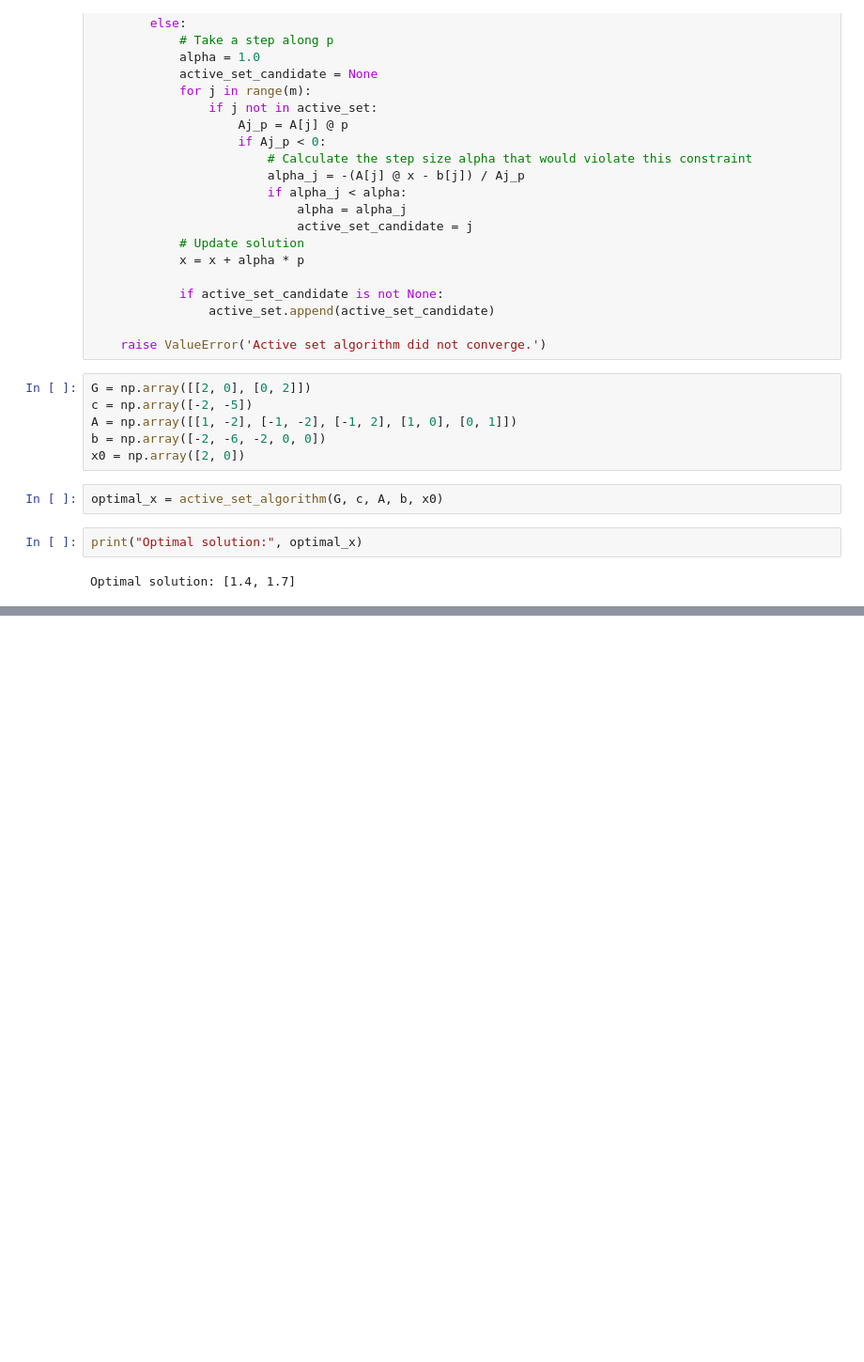
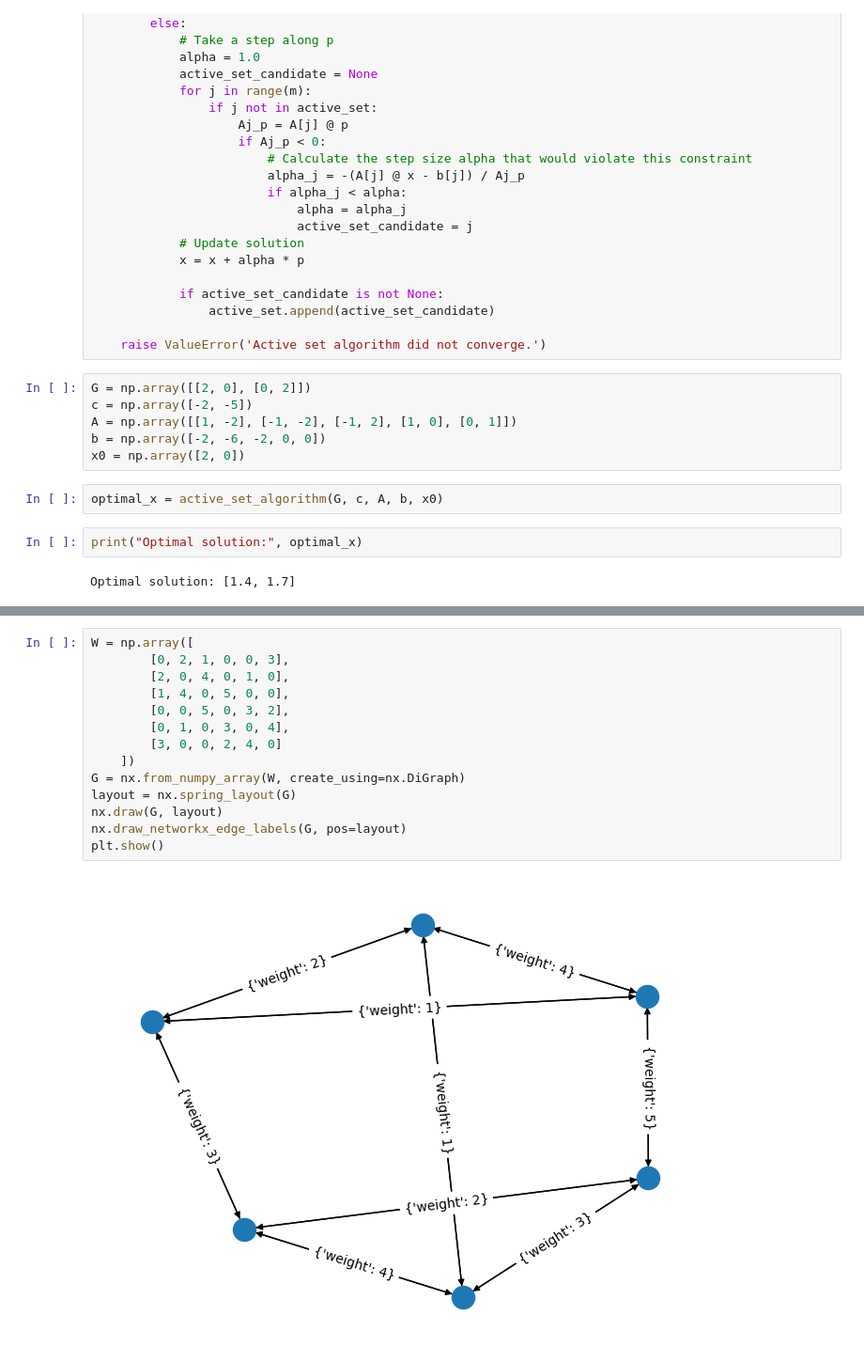
Before and after one commit to joseluisfalla/constrained_adapt_qaoa, a Jupyter notebook: active_set.ipynb, the cells around one changed output, grey strips where cells are left out. Shown at 94% size. Drawn from its saved outputs; the diff is of its cells as text; blank space fills up the shorter version.

```diff
--- a/active_set.ipynb
+++ b/active_set.ipynb
@@ -346,0 +387,16 @@ optimal_x = [1.400, 1.700]
+# %%
+W = np.array([
+        [0, 2, 1, 0, 0, 3],
+        [2, 0, 4, 0, 1, 0],
+        [1, 4, 0, 5, 0, 0],
+        [0, 0, 5, 0, 3, 2],
+        [0, 1, 0, 3, 0, 4],
+        [3, 0, 0, 2, 4, 0]
+    ])
+G = nx.from_numpy_array(W, create_using=nx.DiGraph)
+layout = nx.spring_layout(G)
+nx.draw(G, layout)
+nx.draw_networkx_edge_labels(G, pos=layout)
+plt.show()
+# %% [output]
+[figure, added]
```
Also changed, not shown: parts of 41 cells of this notebook.
